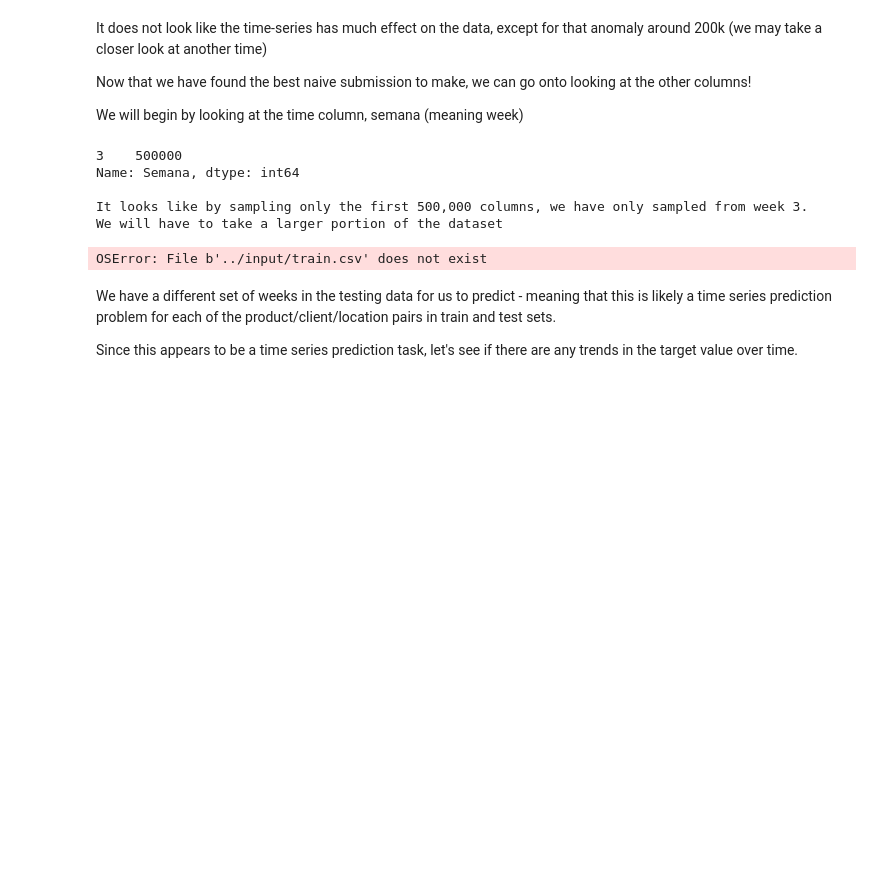
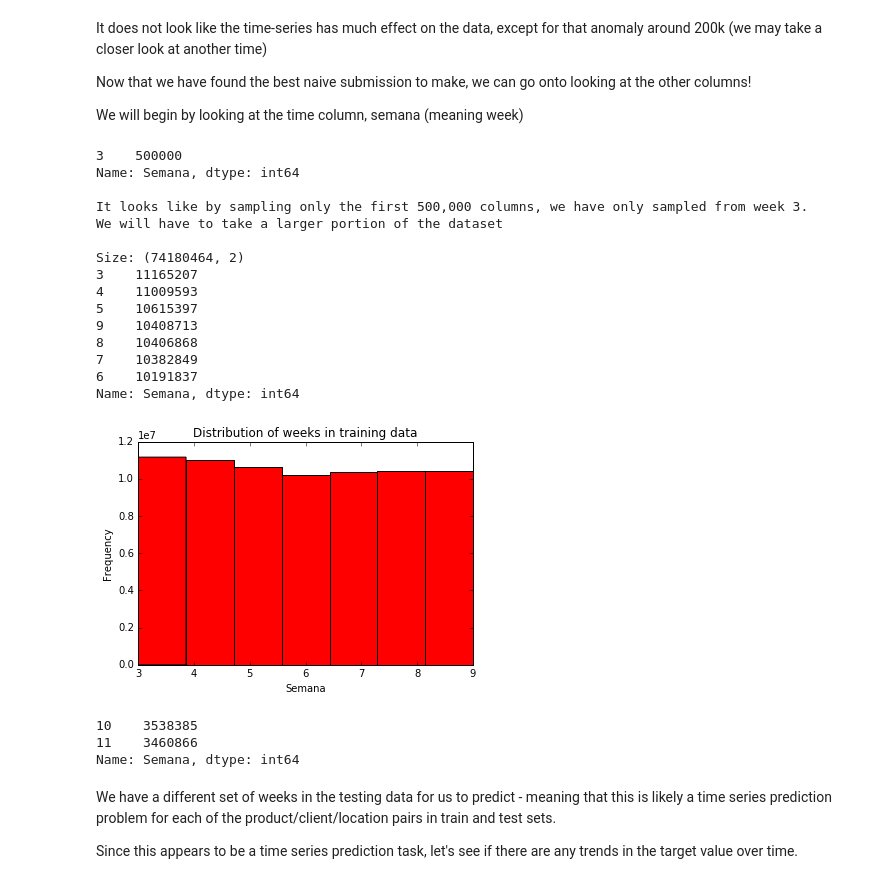
Before and after one commit to phildeutsch/kaggle-bimbo, a Jupyter notebook: explore.ipynb, the cells around one changed output. Cells and saved outputs as stored; diff of their text form; code cells hidden in the pictures; blank space fills up the shorter version.

```diff
--- a/explore.ipynb
+++ b/explore.ipynb
@@ -127,25 +127,38 @@ We will begin by looking at the time column, semana (meaning week)
 # %%
 semana = df_train['Semana']
 print(semana.value_counts())
 print('\nIt looks like by sampling only the first 500,000 columns, we have only sampled from week 3.\nWe will have to take a larger portion of the dataset\n')
 
-timing = pd.read_csv('./train.csv', usecols=['Semana','Demanda_uni_equil'])
+timing = pd.read_csv('raw/train.csv', usecols=['Semana','Demanda_uni_equil'])
 print('Size: ' + str(timing.shape))
 
 print(timing['Semana'].value_counts())
 plt.hist(timing['Semana'].tolist(), bins=7, color='red')
 label_plot('Distribution of weeks in training data', 'Semana', 'Frequency')
 plt.show()
 
-timing_test = pd.read_csv('../input/test.csv', usecols=['Semana'])
+timing_test = pd.read_csv('raw/test.csv', usecols=['Semana'])
 print(timing_test['Semana'].value_counts())
 # %% [output]
 3    500000
 Name: Semana, dtype: int64
 
 It looks like by sampling only the first 500,000 columns, we have only sampled from week 3.
 We will have to take a larger portion of the dataset
+
+Size: (74180464, 2)
+3    11165207
+4    11009593
+5    10615397
+9    10408713
+8    10406868
+7    10382849
+6    10191837
+Name: Semana, dtype: int64
+[figure, added]
-OSError: File b'../input/train.csv' does not exist
+10    3538385
+11    3460866
+Name: Semana, dtype: int64
 # %% [markdown]
 We have a different set of weeks in the testing data for us to predict - meaning that this is likely a time series prediction problem for each of the product/client/location pairs in train and test sets.
 
```
Also changed, not shown: parts of 1 cell of this notebook.
